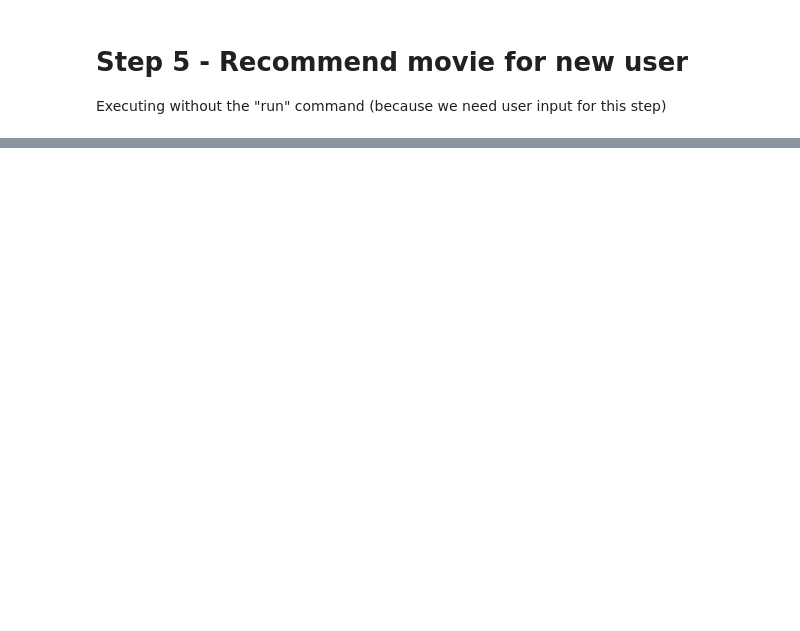
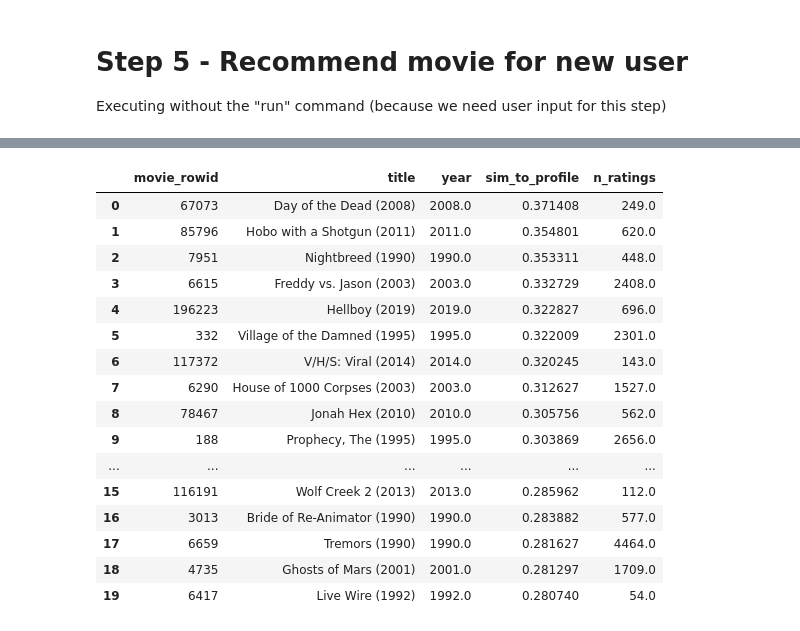
Before and after one commit to Mr-Saltman/MovieRatingPredictor, a Jupyter notebook: movie-rating-prediction_pipeline.ipynb, the cells around one changed output, grey strips where cells are left out. Saved outputs shown, nothing was run; the diff lists cells and outputs as text; code cells hidden in the pictures; blank space fills up the shorter version.

```diff
--- a/movie-rating-prediction_pipeline.ipynb
+++ b/movie-rating-prediction_pipeline.ipynb
@@ -553,0 +636,65 @@ VBox(children=(Output(), HBox(children=(FloatSlider(value=4.0, continuous_update
+# %%
+import importlib
+import pandas as pd
+
+from scripts import recommend_for_new_user as r4u
+
+# Reload module to be safe
+importlib.reload(r4u)
+
+# Load model & features (model is not actually needed for this experiment, but it's fine)
+model, movies, X_tfidf, num = r4u.load_model_and_features(MODEL_PATH, MOVIE_FEATURES)
+
+# Quick check of columns (for your sanity)
+print("movies.columns:", movies.columns.tolist())
+
+# Load your user ratings (e.g. profile 'alex')
+profile_name = "aditi"
+profile_path = ROOT / "user_profiles" / f"{profile_name}.json"
+user_ratings = r4u.load_user_ratings(profile_path)
+print(f"Loaded profile '{profile_name}' with {len(user_ratings)} ratings.")
+
+# Build your user profile vector in TF-IDF space
+user_profile_vec = r4u.build_user_profile(movies, X_tfidf, user_ratings)
+print("Profile vector shape:", user_profile_vec.shape)
+
+
+def top_movies_for_profile(
+    profile_vec,
+    top_k: int = 20,
+    min_year: int = 1990,
+    min_n_ratings: int = 50,
+):
+    """Return movies with highest similarity to this user-profile vector."""
+    # similarity for all movies (cosine-like, since X_tfidf is L2-normalized)
+    sims = (X_tfidf @ profile_vec).ravel()
+
+    # Start with core columns that we actually have
+    base_cols = ["movie_rowid", "title"]
+    if "year" in movies.columns:
+        base_cols.append("year")
+
+    df = movies[base_cols].copy()
+    df["sim_to_profile"] = sims
+
+    # Year filter
+    if "year" in df.columns and min_year is not None:
+        df = df[df["year"] >= min_year]
+
+    # Popularity filter
+    if "n_ratings" in movies.columns and min_n_ratings is not None:
+        df["n_ratings"] = movies["n_ratings"]
+        df = df[df["n_ratings"] >= min_n_ratings]
+
+    # Remove already-rated movies
+    rated_ids = set(user_ratings.keys())
+    df = df[~df["movie_rowid"].isin(rated_ids)]
+
+    # Sort by similarity
+    df = df.sort_values("sim_to_profile", ascending=False).head(top_k)
+    return df.reset_index(drop=True)
+
+
+top_profile_movies = top_movies_for_profile(user_profile_vec, top_k=20)
+top_profile_movies
+# %% [output]
@@ -553,0 +704,17 @@ VBox(children=(Output(), HBox(children=(FloatSlider(value=4.0, continuous_update
+|  | movie_rowid | title | year | sim_to_profile | n_ratings |
+| 0 | 67073 | Day of the Dead (2008) | 2008.0 | 0.371408 | 249.0 |
+| 1 | 85796 | Hobo with a Shotgun (2011) | 2011.0 | 0.354801 | 620.0 |
+| 2 | 7951 | Nightbreed (1990) | 1990.0 | 0.353311 | 448.0 |
+| 3 | 6615 | Freddy vs. Jason (2003) | 2003.0 | 0.332729 | 2408.0 |
+| 4 | 196223 | Hellboy (2019) | 2019.0 | 0.322827 | 696.0 |
+| 5 | 332 | Village of the Damned (1995) | 1995.0 | 0.322009 | 2301.0 |
+| 6 | 117372 | V/H/S: Viral (2014) | 2014.0 | 0.320245 | 143.0 |
+| 7 | 6290 | House of 1000 Corpses (2003) | 2003.0 | 0.312627 | 1527.0 |
+| 8 | 78467 | Jonah Hex (2010) | 2010.0 | 0.305756 | 562.0 |
+| 9 | 188 | Prophecy, The (1995) | 1995.0 | 0.303869 | 2656.0 |
+| ... | ... | ... | ... | ... | ... |
+| 15 | 116191 | Wolf Creek 2 (2013) | 2013.0 | 0.285962 | 112.0 |
+| 16 | 3013 | Bride of Re-Animator (1990) | 1990.0 | 0.283882 | 577.0 |
+| 17 | 6659 | Tremors (1990) | 1990.0 | 0.281627 | 4464.0 |
+| 18 | 4735 | Ghosts of Mars (2001) | 2001.0 | 0.281297 | 1709.0 |
+| 19 | 6417 | Live Wire (1992) | 1992.0 | 0.280740 | 54.0 |
```
Also changed, not shown: parts of 16 cells of this notebook, 5 other files.
